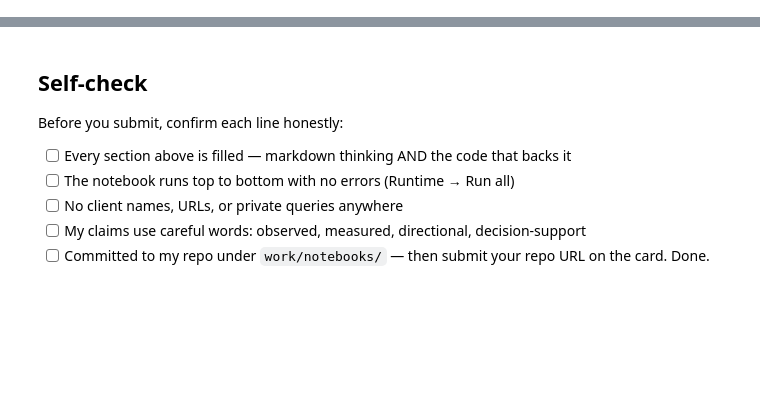
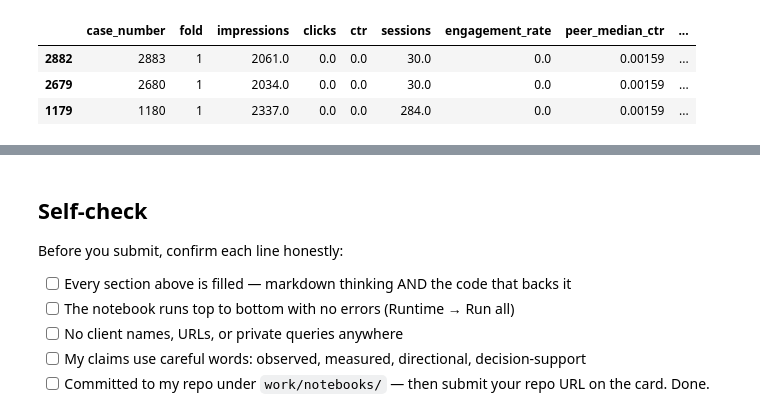
Before and after one commit to omsawarkar/omsawarkar, a Jupyter notebook: work/notebooks/w06_validation_audit.ipynb, the cells around one changed output, grey strips where cells are left out. Saved outputs shown, nothing was run; the diff lists cells and outputs as text; code cells hidden in the pictures; blank space fills up the shorter version.

Commit message:
Complete Week 6 validation and research claim audit

```diff
--- a/work/notebooks/w06_validation_audit.ipynb
+++ b/work/notebooks/w06_validation_audit.ipynb
@@ -33,0 +462,82 @@ This skeleton is yours to fill. Work the sections **in order** — each one has
+# %%
+# Explicitly check which columns enter the model.
+expected_features = [
+    "impressions",
+    "clicks",
+    "ctr",
+    "sessions",
+    "engagement_rate"
+]
+
+assert list(X.columns) == expected_features
+
+forbidden_features = {
+    "later_below_peer",
+    "late_ctr",
+    "late_impressions",
+    "outcome_days",
+    "baseline_score",
+    "peer_median_ctr",
+    "client_hash_id",
+    "content_hash_id"
+}
+
+assert forbidden_features.isdisjoint(X.columns)
+assert np.isfinite(oof_scores).all()
+
+print("Feature allowlist passed.")
+print("No outcome, baseline score, benchmark, or ID columns in X.")
+print("Every item has an out-of-fold prediction.")
+
+# Examine classification errors at a fixed 0.5 threshold.
+audit_cases = experiment.copy()
+audit_cases["case_number"] = np.arange(1, len(audit_cases) + 1)
+audit_cases["fold"] = fold_number
+audit_cases["model_probability"] = oof_scores
+audit_cases["predicted_label"] = (oof_scores >= 0.5).astype(int)
+
+audit_cases["wrong"] = (
+    audit_cases["predicted_label"]
+    != audit_cases["later_below_peer"]
+)
+
+audit_cases["error_magnitude"] = abs(
+    audit_cases["model_probability"]
+    - audit_cases["later_below_peer"]
+)
+
+print("Out-of-fold errors at threshold 0.5:",
+      int(audit_cases["wrong"].sum()))
+
+wrong_cases = (
+    audit_cases.loc[audit_cases["wrong"]]
+    .sort_values("error_magnitude", ascending=False, kind="stable")
+    .head(3)
+)
+
+print("Three most confident wrong predictions:")
+display(wrong_cases[[
+    "case_number",
+    "fold",
+    "impressions",
+    "clicks",
+    "ctr",
+    "sessions",
+    "engagement_rate",
+    "peer_median_ctr",
+    "late_ctr",
+    "later_below_peer",
+    "model_probability",
+    "predicted_label"
+]].round(5))
+
+print("Errors by fold:")
+display(
+    audit_cases.groupby("fold")
+    .agg(
+        items=("wrong", "size"),
+        error_rate=("wrong", "mean"),
+        proxy_positive_rate=("later_below_peer", "mean")
+    ).round(4)
+)
+# %% [output]
@@ -33,0 +549,4 @@ This skeleton is yours to fill. Work the sections **in order** — each one has
+|  | case_number | fold | impressions | clicks | ctr | sessions | engagement_rate | peer_median_ctr | ... |
+| 2882 | 2883 | 1 | 2061.0 | 0.0 | 0.0 | 30.0 | 0.0 | 0.00159 | ... |
+| 2679 | 2680 | 1 | 2034.0 | 0.0 | 0.0 | 30.0 | 0.0 | 0.00159 | ... |
+| 1179 | 1180 | 1 | 2337.0 | 0.0 | 0.0 | 284.0 | 0.0 | 0.00159 | ... |
```
Also changed, not shown: parts of 16 cells of this notebook.
